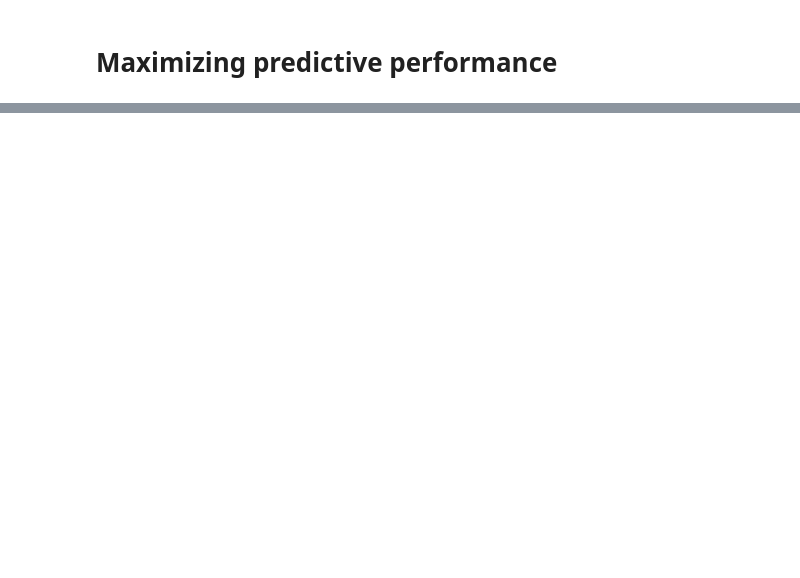
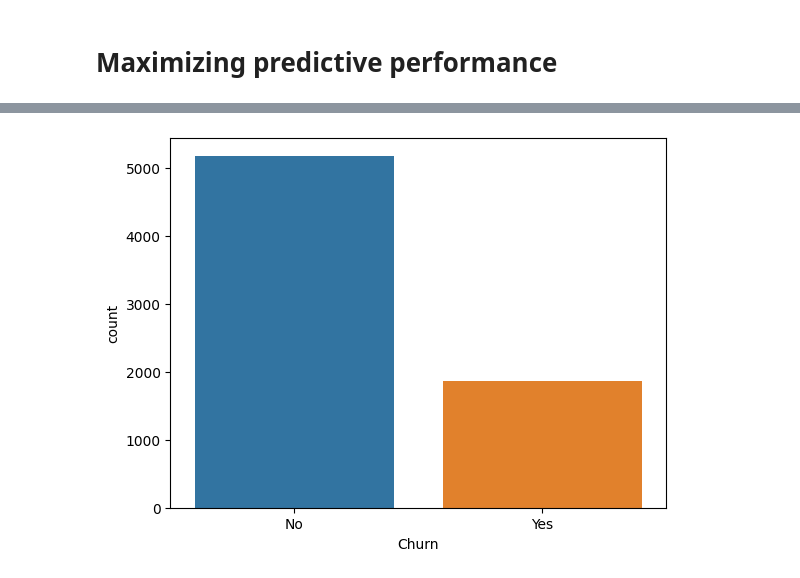
Before and after one commit to Moyosadejacob/Telco_customer_churn, a Jupyter notebook: experimentation.ipynb, the cells around one changed output, grey strips where cells are left out. Saved outputs shown, nothing was run; the diff lists cells and outputs as text; code cells hidden in the pictures; blank space fills up the shorter version.

```diff
--- a/experimentation.ipynb
+++ b/experimentation.ipynb
@@ -336,0 +339,5 @@ predictor.leaderboard(test_data, silent=True)
+# %%
+sns.countplot(x='Churn',data=telco_data)
+plt.show()
+# %% [output]
+[figure, added]
```
Also changed, not shown: parts of 8 cells of this notebook, 18 other files.
